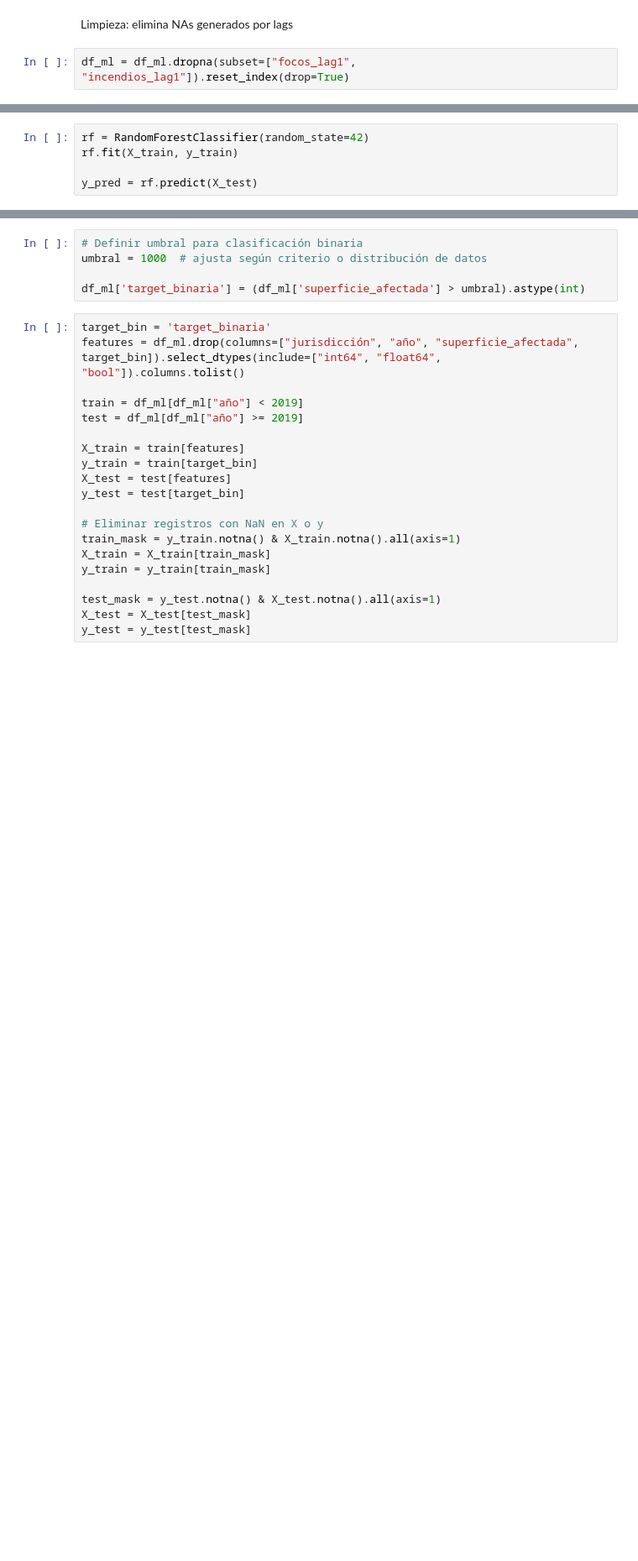
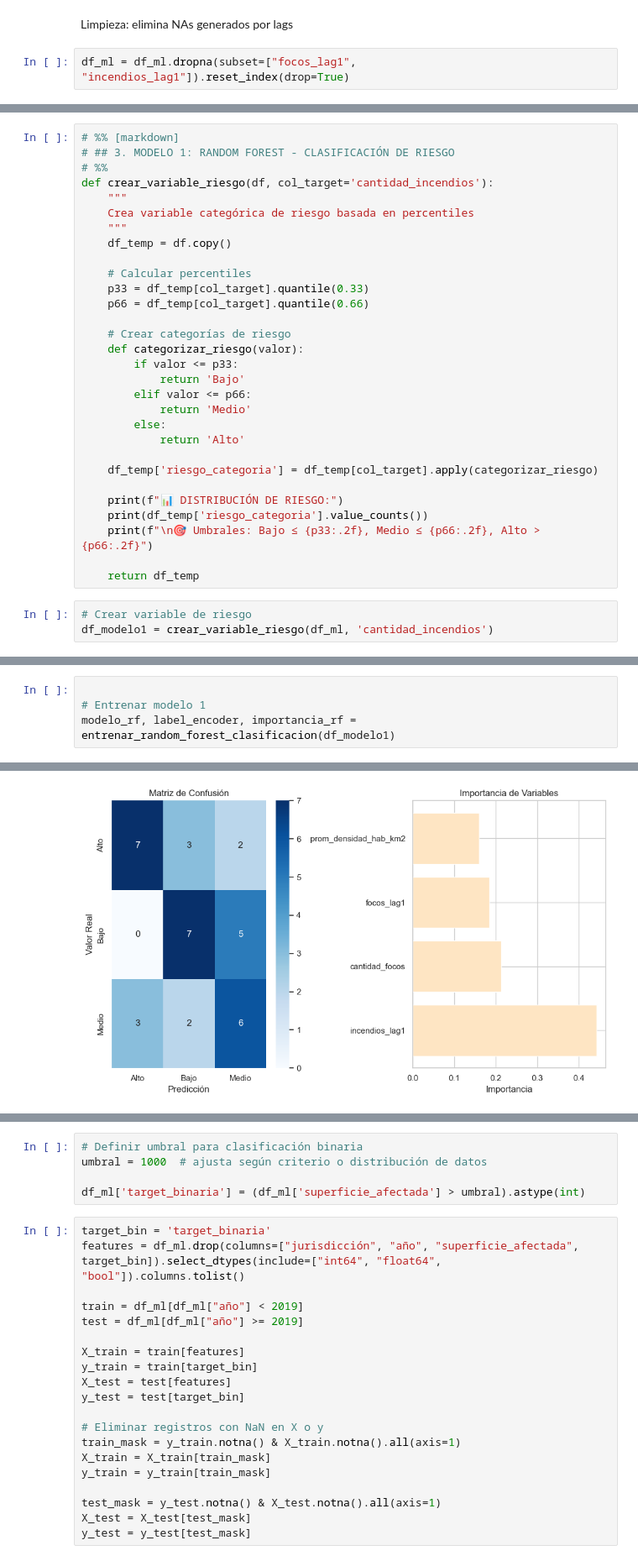
Before and after one commit to FNT138/Analisis_PrediccionIncendiosForestales, a Jupyter notebook: Proy.ipynb, the cells around one changed output, grey strips where cells are left out. Shown at 84% size. Saved outputs shown, nothing was run; the diff lists cells and outputs as text; blank space fills up the shorter version.

Commit message:
Se completo el entrenamiento de los modelos predictivos y analisis exploratorio de los datos

```diff
--- a/Proy.ipynb
+++ b/Proy.ipynb
@@ -522,5 +550,0 @@ y_test = test[target]
-# %%
-rf = RandomForestClassifier(random_state=42)
-rf.fit(X_train, y_train)
-
-y_pred = rf.predict(X_test)
@@ -551,0 +551,33 @@ weighted avg      0.793     0.733     0.745       150
+# %%
+# %% [markdown]
+# ## 3. MODELO 1: RANDOM FOREST - CLASIFICACIÓN DE RIESGO
+# %%
+def crear_variable_riesgo(df, col_target='cantidad_incendios'):
+    """
+    Crea variable categórica de riesgo basada en percentiles
+    """
+    df_temp = df.copy()
+
+    # Calcular percentiles
+    p33 = df_temp[col_target].quantile(0.33)
+    p66 = df_temp[col_target].quantile(0.66)
+
+    # Crear categorías de riesgo
+    def categorizar_riesgo(valor):
+        if valor <= p33:
+            return 'Bajo'
+        elif valor <= p66:
+            return 'Medio'
+        else:
+            return 'Alto'
+
+    df_temp['riesgo_categoria'] = df_temp[col_target].apply(categorizar_riesgo)
+
+    print(f"📊 DISTRIBUCIÓN DE RIESGO:")
+    print(df_temp['riesgo_categoria'].value_counts())
+    print(f"\n🎯 Umbrales: Bajo ≤ {p33:.2f}, Medio ≤ {p66:.2f}, Alto > {p66:.2f}")
+
+    return df_temp
+# %%
+# Crear variable de riesgo
+df_modelo1 = crear_variable_riesgo(df_ml, 'cantidad_incendios')
@@ -551,0 +672,5 @@ weighted avg      0.793     0.733     0.745       150
+# %%
+
+# Entrenar modelo 1
+modelo_rf, label_encoder, importancia_rf = entrenar_random_forest_clasificacion(df_modelo1)
+# %% [output]
@@ -552 +694,2 @@ weighted avg      0.793     0.733     0.745       150
+[figure, added]
 # %% [markdown]
```
Also changed, not shown: parts of 51 cells of this notebook, 3 other files.
